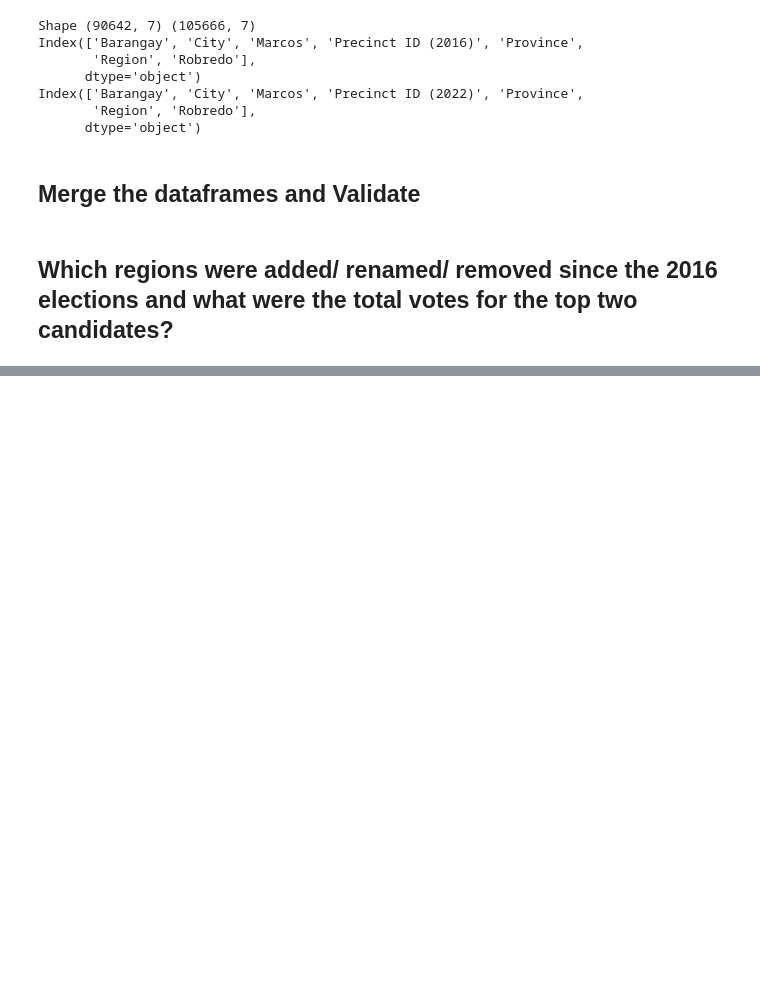
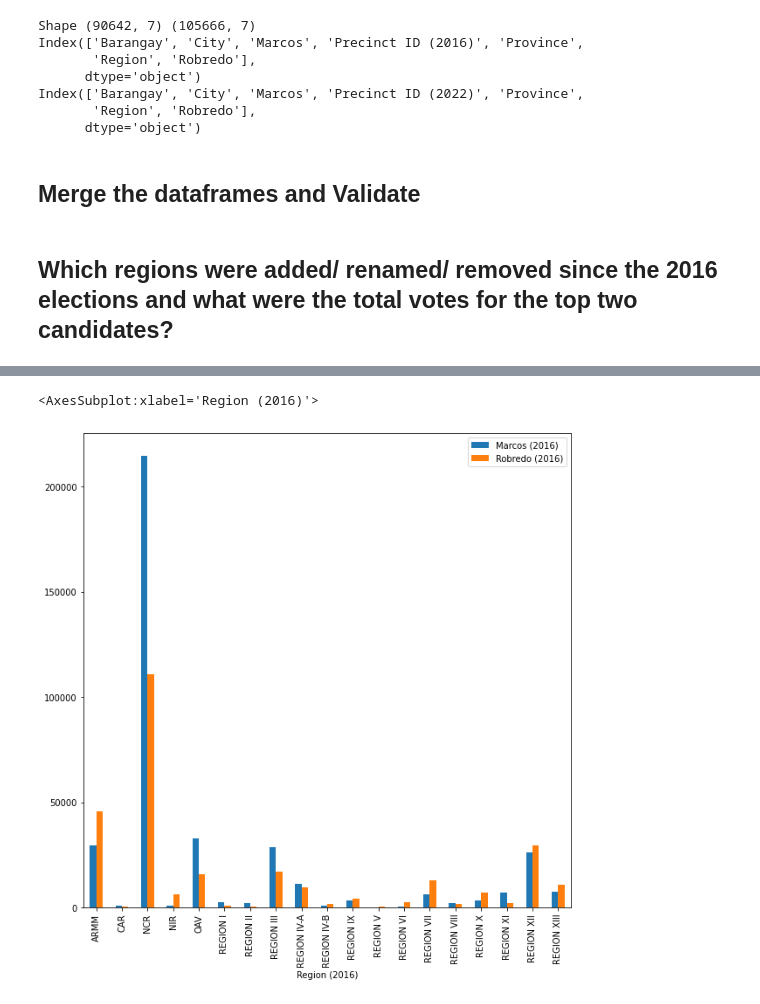
Before and after one commit to Iionsroar/pjdsc, a Jupyter notebook: notebooks/votes_on_updated_locs.ipynb, the cells around one changed output, grey strips where cells are left out. Cells and saved outputs as stored; diff of their text form; code cells hidden in the pictures; blank space fills up the shorter version.

```diff
--- a/notebooks/votes_on_updated_locs.ipynb
+++ b/notebooks/votes_on_updated_locs.ipynb
@@ -139,0 +167,5 @@ merged.loc[
+# %%
+removed.plot.bar(figsize=(10,10))
+# %% [output]
+<AxesSubplot:xlabel='Region (2016)'>
+[figure, added]
```
Also changed, not shown: parts of 7 cells of this notebook, 10 other files.
